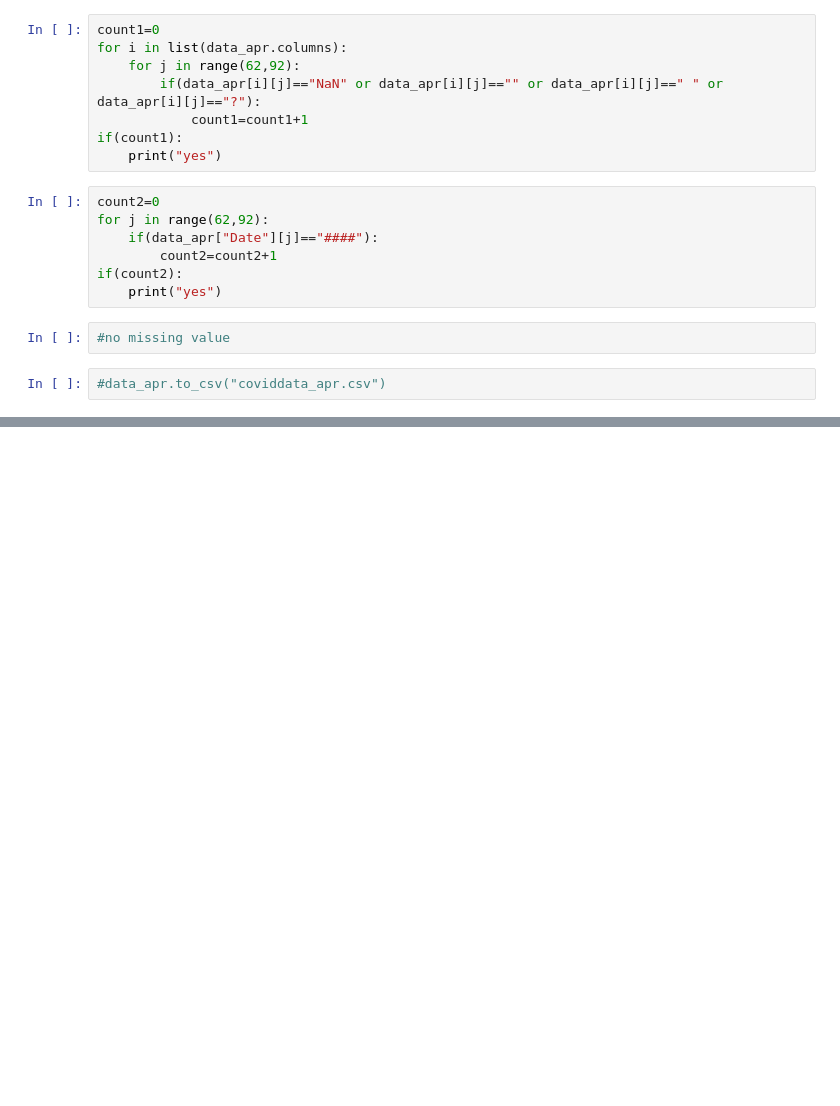
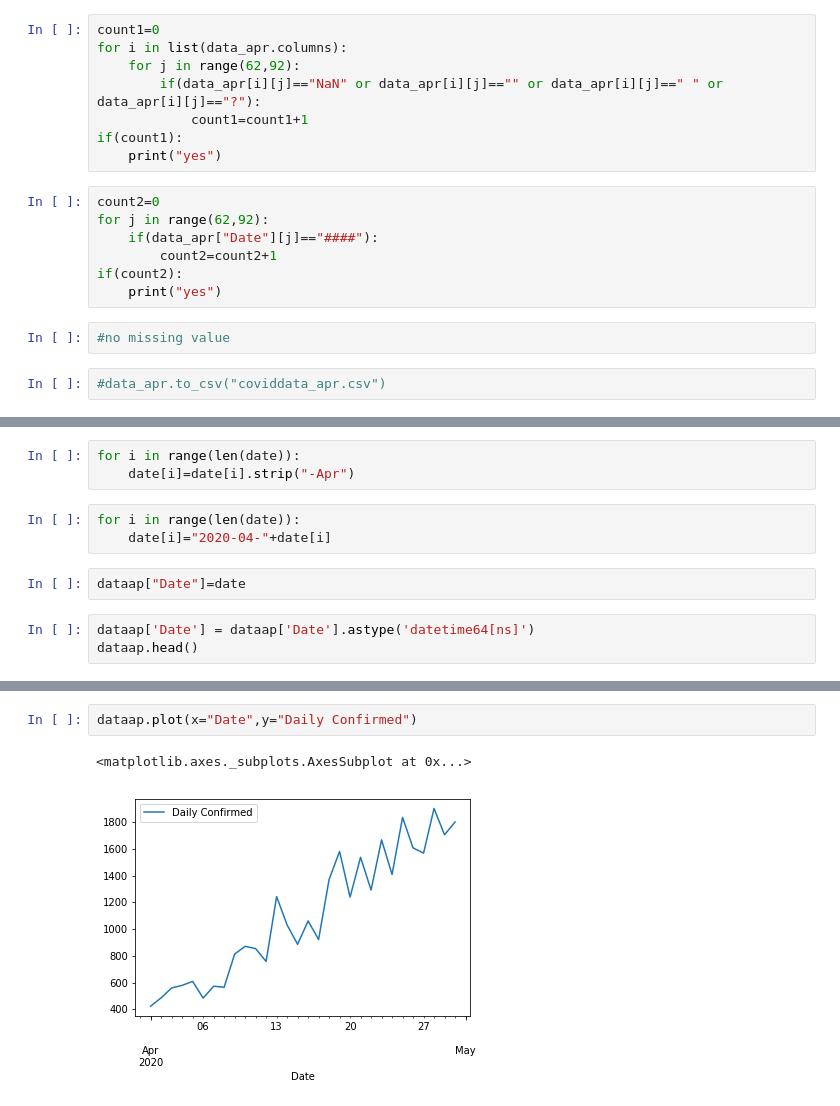
Before and after one commit to adit22/Data_Analysis, a Jupyter notebook: covid data analysis/Covid_19_case_time_series(apr).ipynb, the cells around one changed output, grey strips where cells are left out. Saved outputs shown, nothing was run; the diff lists cells and outputs as text; blank space fills up the shorter version.

```diff
--- a/covid data analysis/Covid_19_case_time_series(apr).ipynb
+++ b/covid data analysis/Covid_19_case_time_series(apr).ipynb
@@ -72,0 +74,11 @@ if(count2):
+# %%
+for i in range(len(date)):
+    date[i]=date[i].strip("-Apr")
+# %%
+for i in range(len(date)):
+    date[i]="2020-04-"+date[i]
+# %%
+dataap["Date"]=date
+# %%
+dataap['Date'] = dataap['Date'].astype('datetime64[ns]')
+dataap.head()
@@ -72,0 +92,5 @@ if(count2):
+# %%
+dataap.plot(x="Date",y="Daily Confirmed")
+# %% [output]
+<matplotlib.axes._subplots.AxesSubplot at 0x...>
+[figure, added]
```
Also changed, not shown: parts of 25 cells of this notebook, 11 other files.
